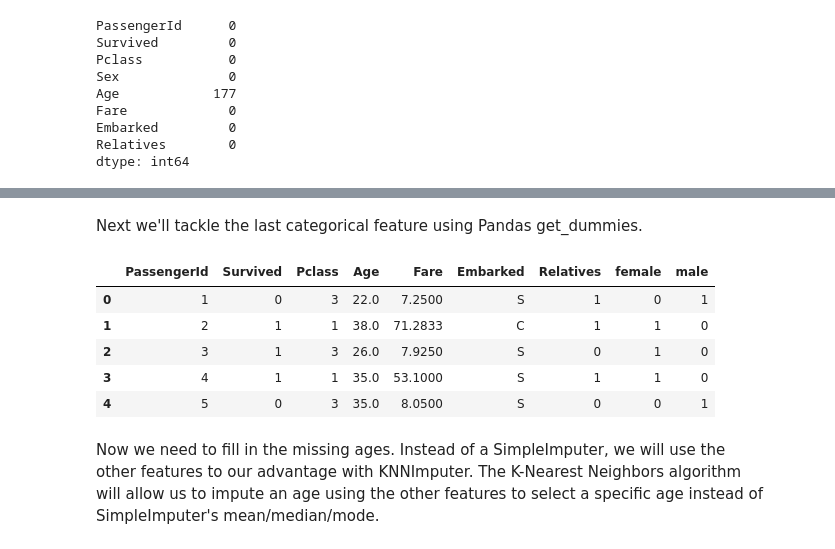
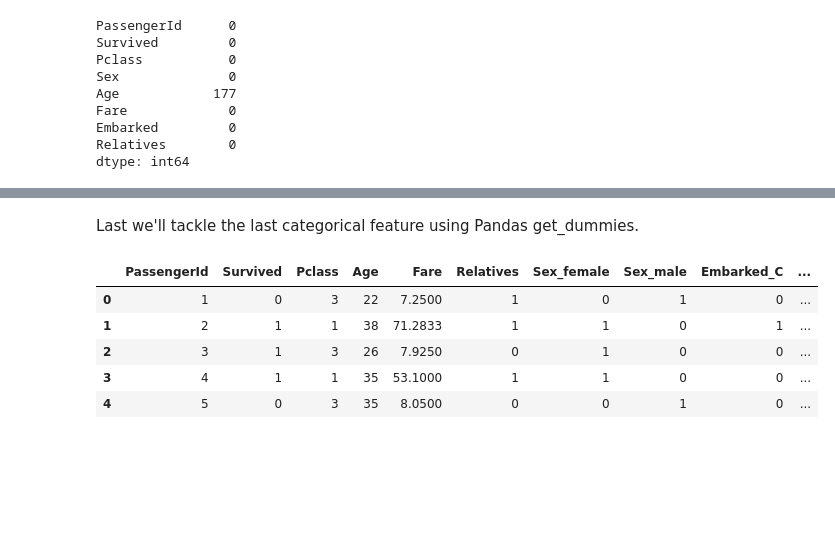
Before and after one commit to kevinodata/titanic, a Jupyter notebook: titanic_classifier.ipynb, the cells around one changed output, grey strips where cells are left out. Drawn from its saved outputs; the diff is of its cells as text; code cells hidden in the pictures; blank space fills up the shorter version.

```diff
--- a/titanic_classifier.ipynb
+++ b/titanic_classifier.ipynb
@@ -172,0 +190,4 @@ train_2.head()
+# %%
+grouped = train_2.groupby(['Sex', 'Pclass'])
+grouped.Age.apply(lambda x: x.fillna(x.median()))
+train_2.Age.fillna(train_2.Age.median, inplace=True)
@@ -173,19 +207,13 @@ train_2.head()
 # %% [markdown]
-Next we'll tackle the last categorical feature using Pandas get_dummies.
+Last we'll tackle the last categorical feature using Pandas get_dummies.
 # %%
-dummy = pd.get_dummies(train_2.Sex)
+train_3 = pd.get_dummies(data=train_2, columns=['Sex', 'Embarked'])
+# Verify
+train_3.head()
+# %% [output]
+|  | PassengerId | Survived | Pclass | Age | Fare | Relatives | Sex_female | Sex_male | Embarked_C | ... |
+| 0 | 1 | 0 | 3 | 22 | 7.2500 | 1 | 0 | 1 | 0 | ... |
+| 1 | 2 | 1 | 1 | 38 | 71.2833 | 1 | 1 | 0 | 1 | ... |
+| 2 | 3 | 1 | 3 | 26 | 7.9250 | 0 | 1 | 0 | 0 | ... |
+| 3 | 4 | 1 | 1 | 35 | 53.1000 | 1 | 1 | 0 | 0 | ... |
+| 4 | 5 | 0 | 3 | 35 | 8.0500 | 0 | 0 | 1 | 0 | ... |
-# %%
-train_2 = pd.concat([train_2, dummy], axis=1)
-train_3 = train_2.drop(['Sex'], axis=1)
-
-# Verify
-train_3.head()
-# %% [output]
-|  | PassengerId | Survived | Pclass | Age | Fare | Embarked | Relatives | female | male |
-| 0 | 1 | 0 | 3 | 22.0 | 7.2500 | S | 1 | 0 | 1 |
-| 1 | 2 | 1 | 1 | 38.0 | 71.2833 | C | 1 | 1 | 0 |
-| 2 | 3 | 1 | 3 | 26.0 | 7.9250 | S | 0 | 1 | 0 |
-| 3 | 4 | 1 | 1 | 35.0 | 53.1000 | S | 1 | 1 | 0 |
-| 4 | 5 | 0 | 3 | 35.0 | 8.0500 | S | 0 | 0 | 1 |
-# %% [markdown]
-Now we need to fill in the missing ages. Instead of a SimpleImputer, we will use the other features to our advantage with KNNImputer. The K-Nearest Neighbors algorithm will allow us to impute an age using the other features to select a specific age instead of SimpleImputer's mean/median/mode.
```
Also changed, not shown: parts of 14 cells of this notebook.
